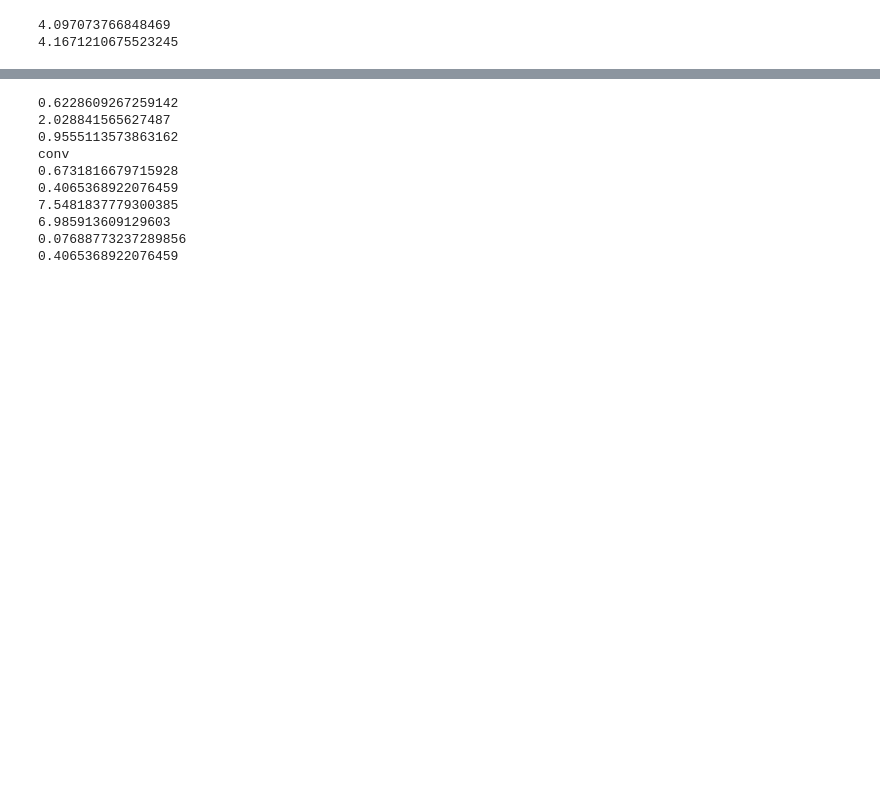
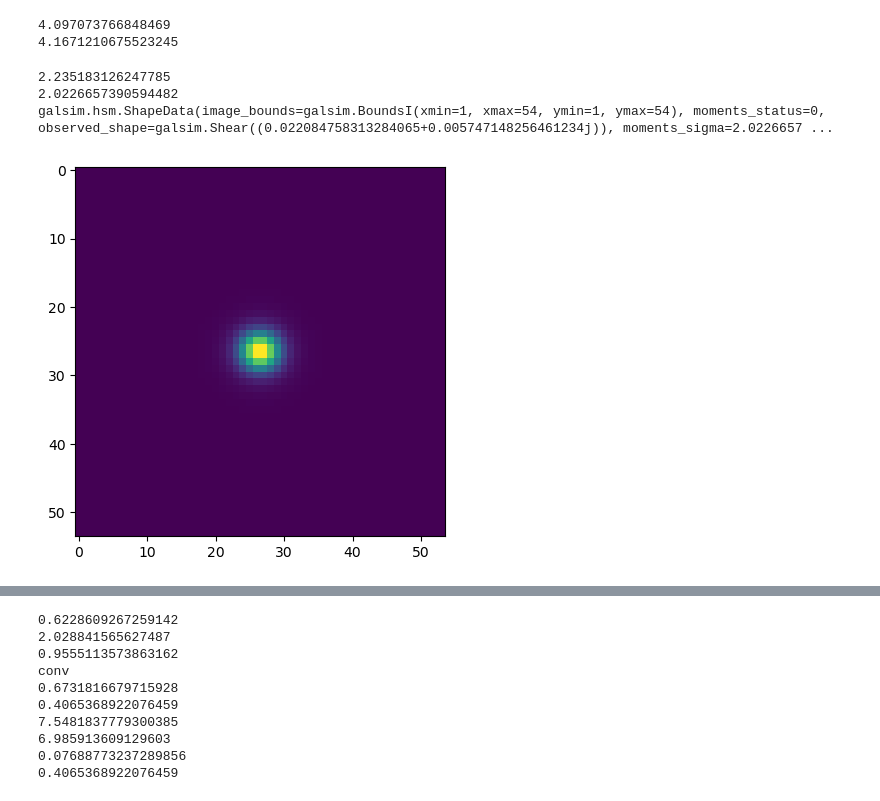
Before and after one commit to philipladuca24/LSST-SimCatVal, a Jupyter notebook: LSST-SimCatVal/testing_psf.ipynb, the cells around one changed output, grey strips where cells are left out. Cells and saved outputs as stored; diff of their text form; code cells hidden in the pictures; blank space fills up the shorter version.

```diff
--- a/LSST-SimCatVal/testing_psf.ipynb
+++ b/LSST-SimCatVal/testing_psf.ipynb
@@ -260,3 +263,28 @@ print(epsf.calculateFWHM()/0.2)
 # %% [output]
 4.097073766848469
 4.1671210675523245
+# %%
+#getting the correct psf
+test_val = 3
+tpsf = galsim.Kolmogorov(fwhm=test_val*0.2, scale_unit=galsim.arcsec)
+e1 = (4.276403865164397 - 3.9147911399189756) / (4.276403865164397 + 3.9147911399189756) # Mxx - Myy / Mxx + Myy
+e2 = 2 * 0.04705147820609136 / (4.276403865164397 + 3.9147911399189756) # 2Mxy / Mxx + Myy
+tpsf = tpsf.shear(e1=e1, e2=e2)
+tpsf_i = tpsf.drawImage(scale=0.2,method='no_pixel')
+# tpsf_r = tpsf.drawImage(scale=0.2)
+ratio = test_val / galsim.hsm.FindAdaptiveMom(tpsf_i).moments_sigma
+# print(np.abs(galsim.hsm.FindAdaptiveMom(tpsf_i).moments_sigma - galsim.hsm.FindAdaptiveMom(tpsf_r).moments_sigma))
+# print(galsim.hsm.FindAdaptiveMom(tpsf_r).moments_sigma / galsim.hsm.FindAdaptiveMom(tpsf_i).moments_sigma)
+print(ratio)
+psf = galsim.Kolmogorov(fwhm=2.022704631674261 * ratio *0.2, scale_unit=galsim.arcsec)
+psf = psf.shear(e1=e1, e2=e2)
+psf_im = psf.drawImage(scale=0.2,method='no_pixel')
+plt.imshow(psf_im.array)
+adapt = galsim.hsm.FindAdaptiveMom(psf_im)
+print(adapt.moments_sigma) #why is this not working lol
+print(adapt)
+# %% [output]
+2.235183126247785
+2.0226657390594482
+galsim.hsm.ShapeData(image_bounds=galsim.BoundsI(xmin=1, xmax=54, ymin=1, ymax=54), moments_status=0, observed_shape=galsim.Shear((0.022084758313284065+0.005747148256461234j)), moments_sigma=2.0226657 ...
+[figure, added]
```
Also changed, not shown: parts of 9 cells of this notebook, 2 other files.
